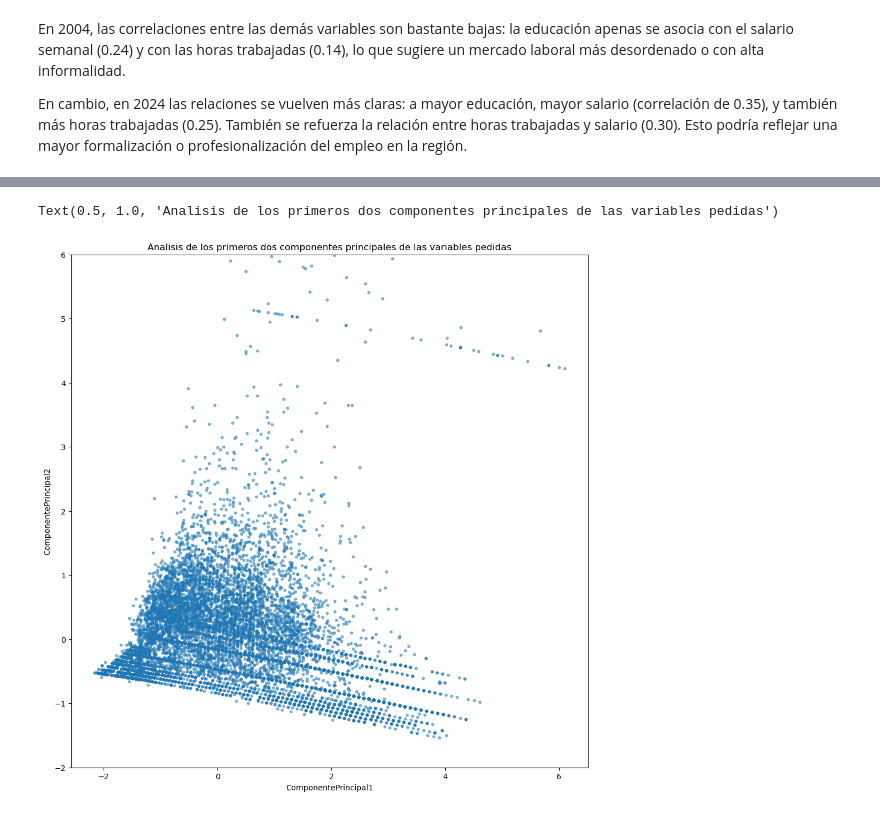
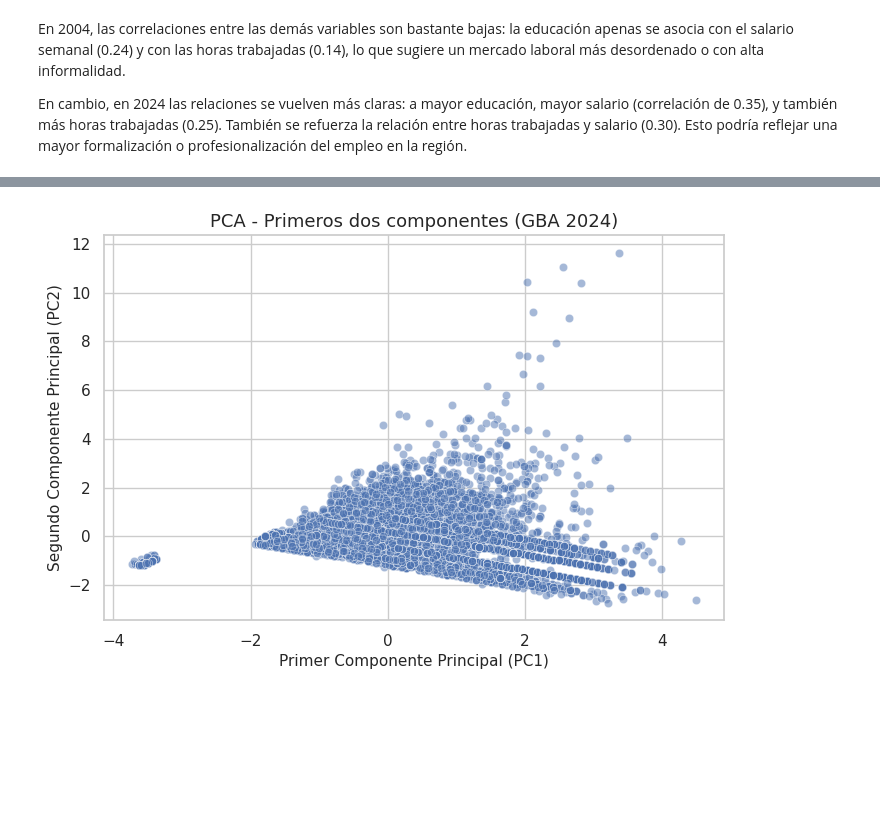
Before and after one commit to MatiasCostanzo2726/BigDataUBA-Grupo9, a Jupyter notebook: Big_Data_TP3_Grupo_9.ipynb, the cells around one changed output, grey strips where cells are left out. Cells and saved outputs as stored; diff of their text form; code cells hidden in the pictures; blank space fills up the shorter version.

```diff
--- a/Big_Data_TP3_Grupo_9.ipynb
+++ b/Big_Data_TP3_Grupo_9.ipynb
@@ -892,12 +838,31 @@ print (scores.shape)
-# %%
-i, j = 0, 1
-fig, ax = plt.subplots(1, 1, figsize=(12, 12))
-ax.scatter(scores[:,0], scores[:,1], alpha=0.5, s=10)
-ax.set_xlabel('ComponentePrincipal%d' % (i+1))
-ax.set_ylabel('ComponentePrincipal%d' % (j+1))
-plt.ylim(-2, 6)
-plt.savefig("gráfico part 2 ej 2.png", bbox_inches='tight', dpi=300)
-plt.title('Analisis de los primeros dos componentes principales de las variables pedidas')
-# %% [output]
-Text(0.5, 1.0, 'Analisis de los primeros dos componentes principales de las variables pedidas')
-[figure, removed]
+# %%
+from sklearn.decomposition import PCA
+from sklearn.preprocessing import StandardScaler
+import matplotlib.pyplot as plt
+import seaborn as sns
+
+# Seleccionamos las variables
+variables_pca = ['edad', 'edad2', 'educ', 'salario_semanal', 'horastrab']
+X_2024 = individual_GBA_2024[variables_pca].dropna()
+
+# Estandarizamos
+scaler = StandardScaler()
+X_std_2024 = scaler.fit_transform(X_2024)
+
+# Aplicamos PCA
+pca = PCA(n_components=2)
+X_pca_2024 = pca.fit_transform(X_std_2024)
+
+# Creamos DataFrame con los componentes
+pca_df_2024 = pd.DataFrame(X_pca_2024, columns=['PC1', 'PC2'])
+
+# Graficamos
+plt.figure(figsize=(8, 5))
+sns.scatterplot(data=pca_df_2024, x='PC1', y='PC2', alpha=0.5)
+plt.title('PCA - Primeros dos componentes (GBA 2024)')
+plt.xlabel('Primer Componente Principal (PC1)')
+plt.ylabel('Segundo Componente Principal (PC2)')
+plt.grid(True)
+plt.show()
+# %% [output]
+[figure, added]
```
Also changed, not shown: parts of 35 cells of this notebook.
